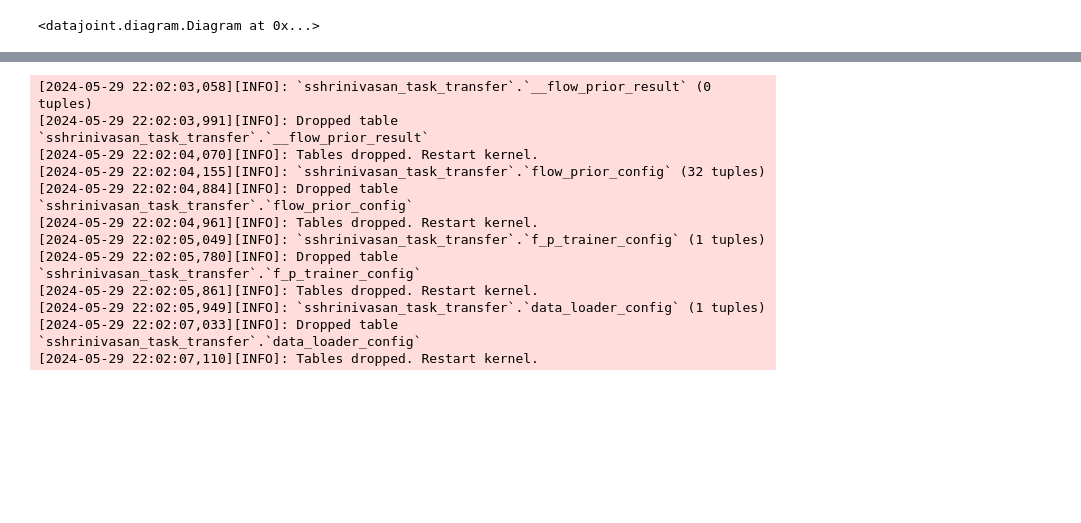
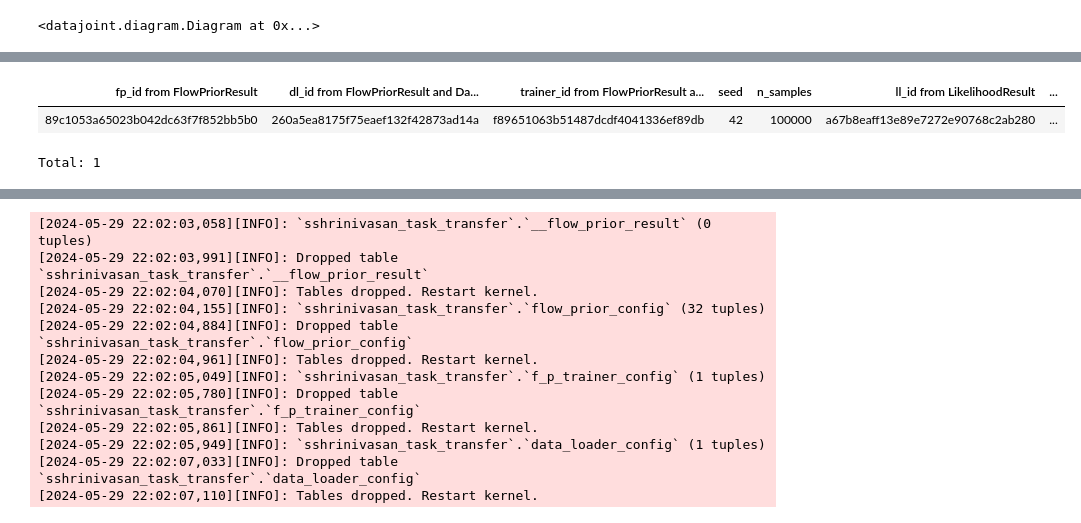
Before and after one commit to suhasshrinivasan/task-transfer, a Jupyter notebook: experiments/dj/dj_interactive.ipynb, the cells around one changed output, grey strips where cells are left out. Drawn from its saved outputs; the diff is of its cells as text; code cells hidden in the pictures; blank space fills up the shorter version.

```diff
--- a/experiments/dj/dj_interactive.ipynb
+++ b/experiments/dj/dj_interactive.ipynb
@@ -91,0 +49,6 @@ from experiments.dj.trainer_tables import FPTrainerConfig, LLTrainerConfig
+# %%
+MLPCondSamples()
+# %% [output]
+| fp_id from FlowPriorResult | dl_id from FlowPriorResult and Da... | trainer_id from FlowPriorResult a... | seed | n_samples | ll_id from LikelihoodResult | ... |
+| 89c1053a65023b042dc63f7f852bb5b0 | 260a5ea8175f75eaef132f42873ad14a | f89651063b51487dcdf4041336ef89db | 42 | 100000 | a67b8eaff13e89e7272e90768c2ab280 | ... |
+Total: 1
```
Also changed, not shown: parts of 17 cells of this notebook, 11 other files.
